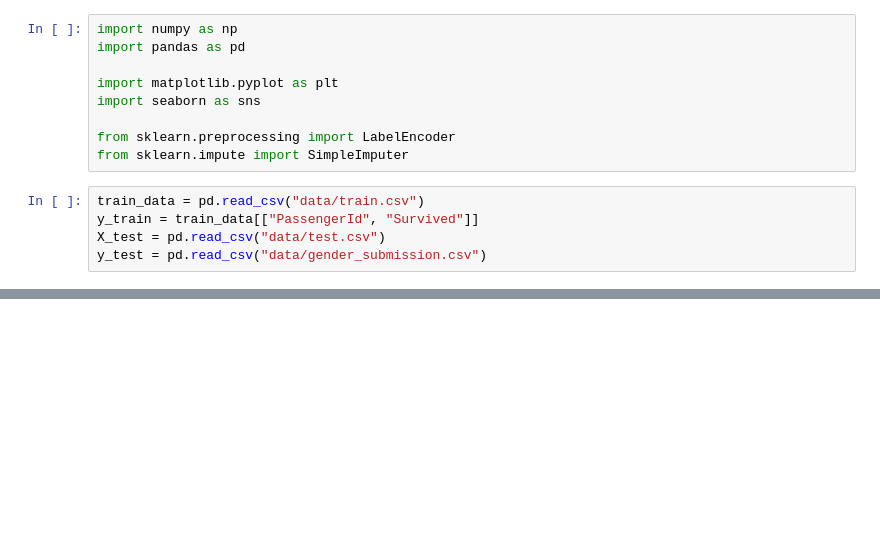
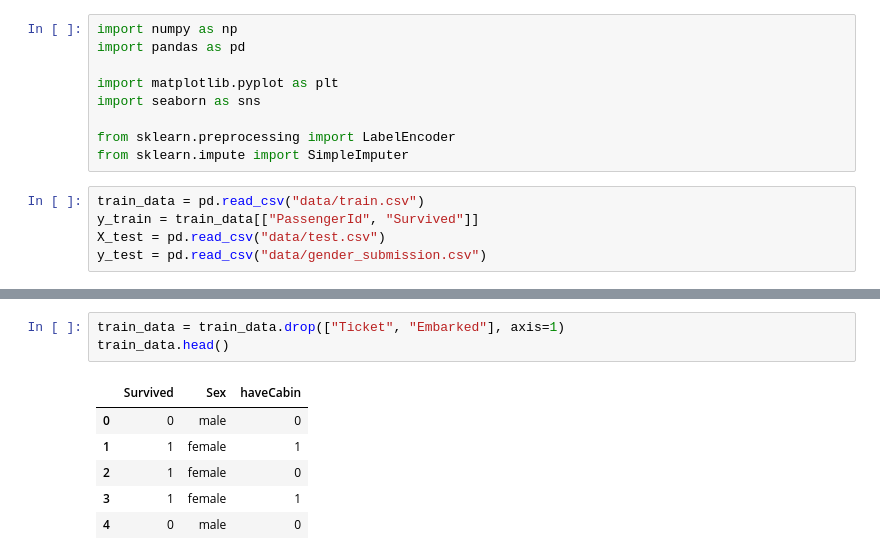
Before and after one commit to MLOutlier/titanic, a Jupyter notebook: cat_features.ipynb, the cells around one changed output, grey strips where cells are left out. Cells and saved outputs as stored; diff of their text form; blank space fills up the shorter version.

```diff
--- a/cat_features.ipynb
+++ b/cat_features.ipynb
@@ -35,0 +91,10 @@ train_data.head()
+# %%
+train_data = train_data.drop(["Ticket", "Embarked"], axis=1)
+train_data.head()
+# %% [output]
+|  | Survived | Sex | haveCabin |
+| 0 | 0 | male | 0 |
+| 1 | 1 | female | 1 |
+| 2 | 1 | female | 0 |
+| 3 | 1 | female | 1 |
+| 4 | 0 | male | 0 |
```
Also changed, not shown: parts of 8 cells of this notebook.
